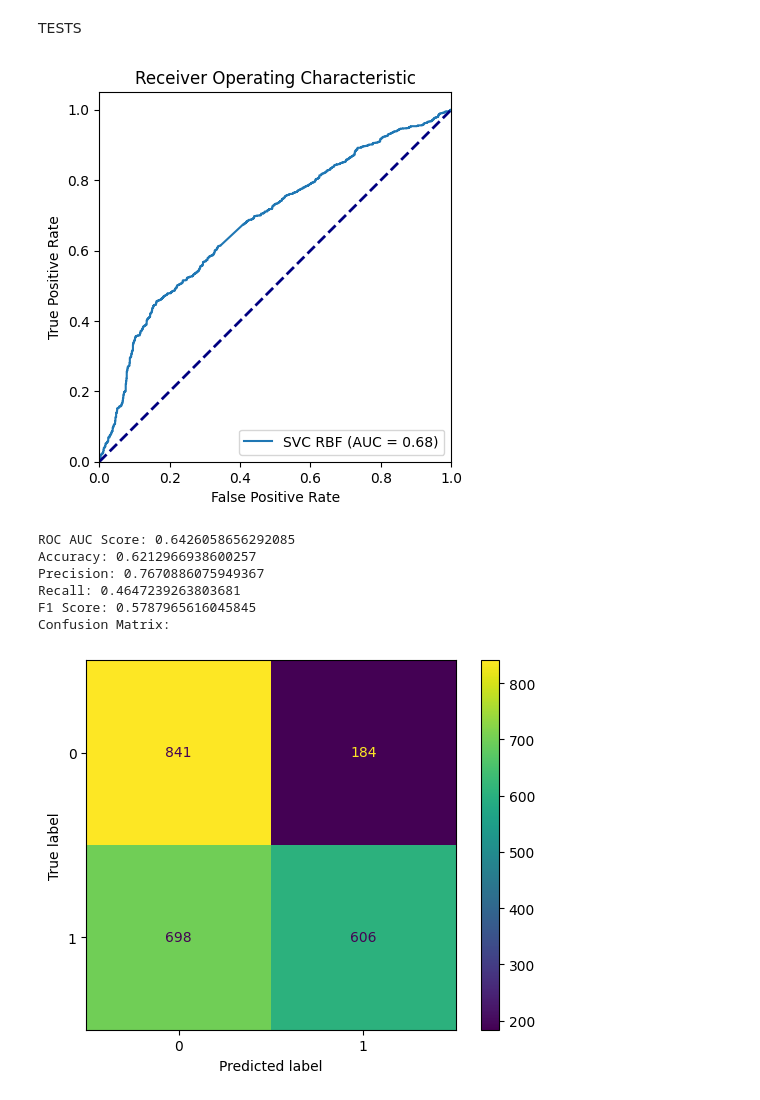
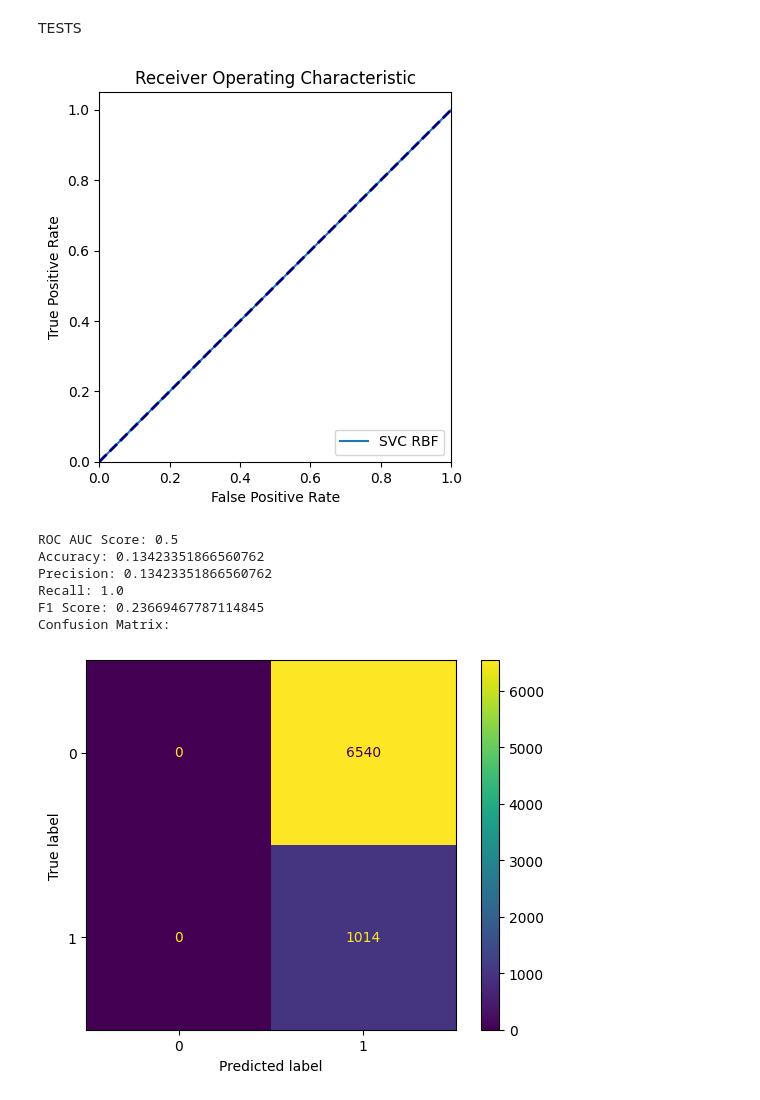
Before and after one commit to Polirurre/MIA-GAN, a Jupyter notebook: Code/7_RouteMIA.ipynb, the cells around one changed output. Saved outputs shown, nothing was run; the diff lists cells and outputs as text; code cells hidden in the pictures.

```diff
--- a/Code/7_RouteMIA.ipynb
+++ b/Code/7_RouteMIA.ipynb
@@ -297,10 +305,11 @@ from sklearn import metrics
 # %%
-#Linear SVM Classifier
-#linearSVMClassifier = svm.SVC(kernel='linear', probability=True) # Linear Kernel
+#RBF SVM Classifier
+rbfSVMClassifier = svm.SVC(kernel='poly', probability=True) # RBF Kernel
 
 #Train the model using the training sets
-#linearSVMClassifier.fit(X_train, y_train)
+rbfSVMClassifier.fit(train_dist.tolist(), train_labels.tolist())
 
 #Predict the response for test dataset
-#linear_y_pred = linearSVMClassifier.predict(X_test)
+rbf_y_pred = rbfSVMClassifier.predict(test_dist.tolist())
+rbf_y_pred = torch.Tensor(rbf_y_pred)
 # %%
@@ -315,9 +324,0 @@ from sklearn import metrics
-# %%
-#RBF SVM Classifier
-rbfSVMClassifier = svm.SVC(kernel='rbf', probability=True) # RBF Kernel
-
-#Train the model using the training sets
-rbfSVMClassifier.fit(X_train, y_train)
-
-#Predict the response for test dataset
-rbf_y_pred = rbfSVMClassifier.predict(X_test)
@@ -378,5 +371,14 @@ def mia_test(X_test, y_pred, y_test, classifier, estimator_name):
     plt.savefig(f'confusion_matrix_{estimator_name}.png')
     plt.show()
 # %%
-#SVC LINEAR
-#mia_test(X_test, linear_y_pred, y_test, linearSVMClassifier, 'SVC Linear')
+#SVC RBF
+mia_test(rbf_y_pred, y_test, 'SVC RBF')
+# %% [output]
+[figure, added]
+ROC AUC Score: 0.5
+Accuracy: 0.13423351866560762
+Precision: 0.13423351866560762
+Recall: 1.0
+F1 Score: 0.23669467787114845
+Confusion Matrix:
+[figure, added]
@@ -386,14 +385,2 @@ def mia_test(X_test, y_pred, y_test, classifier, estimator_name):
-# %%
-#SVC RBF
-mia_test(X_test, rbf_y_pred, y_test, rbfSVMClassifier, 'SVC RBF')
-# %% [output]
-[figure, removed]
-ROC AUC Score: 0.6426058656292085
-Accuracy: 0.6212966938600257
-Precision: 0.7670886075949367
-Recall: 0.4647239263803681
-F1 Score: 0.5787965616045845
-Confusion Matrix:
-[figure, removed]
 # %%
 #Random Forest
```
Also changed, not shown: parts of 39 cells of this notebook, 2 other files.
